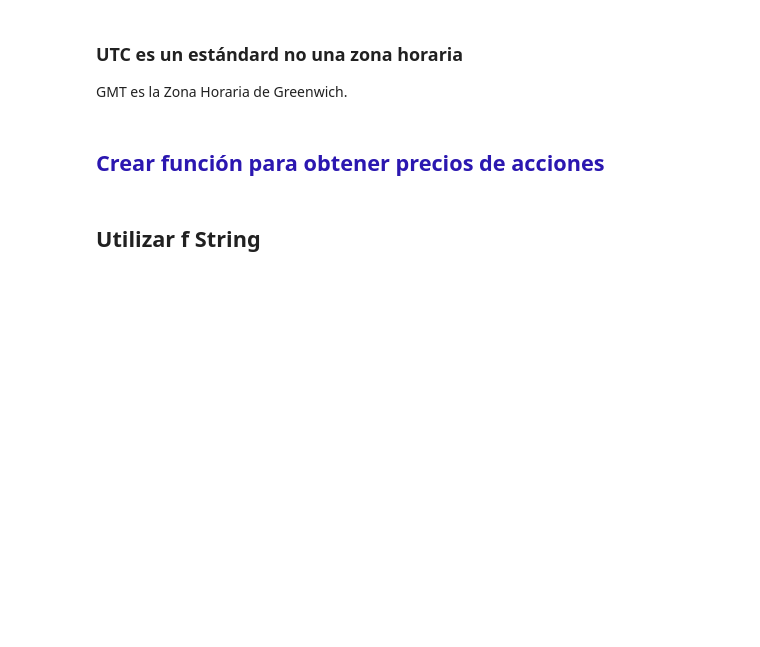
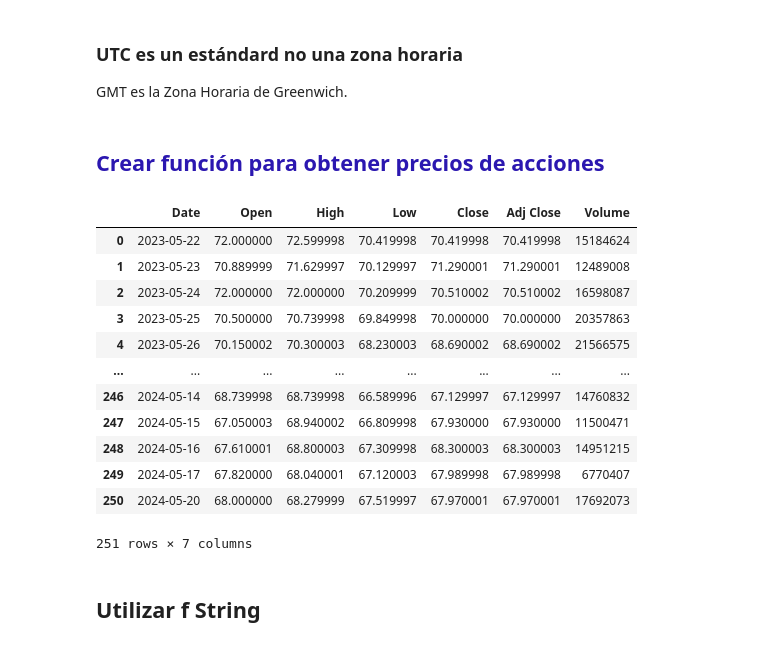
Before and after one commit to carlosdeoncedos/CienciasDatosFinanzas2024_05, a Jupyter notebook: Sesion_6.ipynb, the cells around one changed output. Cells and saved outputs as stored; diff of their text form; code cells hidden in the pictures; blank space fills up the shorter version.

```diff
--- a/Sesion_6.ipynb
+++ b/Sesion_6.ipynb
@@ -82,6 +111,23 @@ UTC es un estándar de tiempo utilizado para sincronizar/coordinar los centros d
 GMT es la Zona Horaria de Greenwich.
 # %% [markdown]
 ## <font color='#2B17B0'>Crear función para obtener precios de acciones</font>
+# %%
+url = 'https://query1.finance.yahoo.com/v7/finance/download/WALMEX.MX?period1=1684634015&period2=1716256415&interval=1d&events=history&includeAdjustedClose=true'
+pd.read_csv(url)
+# %% [output]
+|  | Date | Open | High | Low | Close | Adj Close | Volume |
+| 0 | 2023-05-22 | 72.000000 | 72.599998 | 70.419998 | 70.419998 | 70.419998 | 15184624 |
+| 1 | 2023-05-23 | 70.889999 | 71.629997 | 70.129997 | 71.290001 | 71.290001 | 12489008 |
+| 2 | 2023-05-24 | 72.000000 | 72.000000 | 70.209999 | 70.510002 | 70.510002 | 16598087 |
+| 3 | 2023-05-25 | 70.500000 | 70.739998 | 69.849998 | 70.000000 | 70.000000 | 20357863 |
+| 4 | 2023-05-26 | 70.150002 | 70.300003 | 68.230003 | 68.690002 | 68.690002 | 21566575 |
+| ... | ... | ... | ... | ... | ... | ... | ... |
+| 246 | 2024-05-14 | 68.739998 | 68.739998 | 66.589996 | 67.129997 | 67.129997 | 14760832 |
+| 247 | 2024-05-15 | 67.050003 | 68.940002 | 66.809998 | 67.930000 | 67.930000 | 11500471 |
+| 248 | 2024-05-16 | 67.610001 | 68.800003 | 67.309998 | 68.300003 | 68.300003 | 14951215 |
+| 249 | 2024-05-17 | 67.820000 | 68.040001 | 67.120003 | 67.989998 | 67.989998 | 6770407 |
+| 250 | 2024-05-20 | 68.000000 | 68.279999 | 67.519997 | 67.970001 | 67.970001 | 17692073 |
+251 rows × 7 columns
 # %% [markdown]
 ## Utilizar f String
 # %% [markdown]
```
Also changed, not shown: parts of 24 cells of this notebook.
